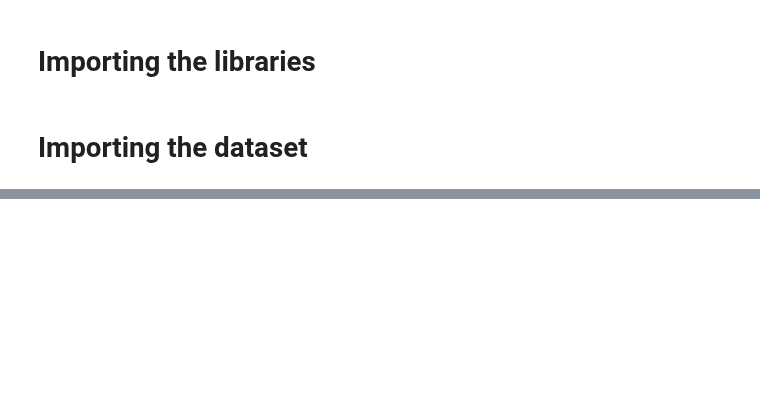
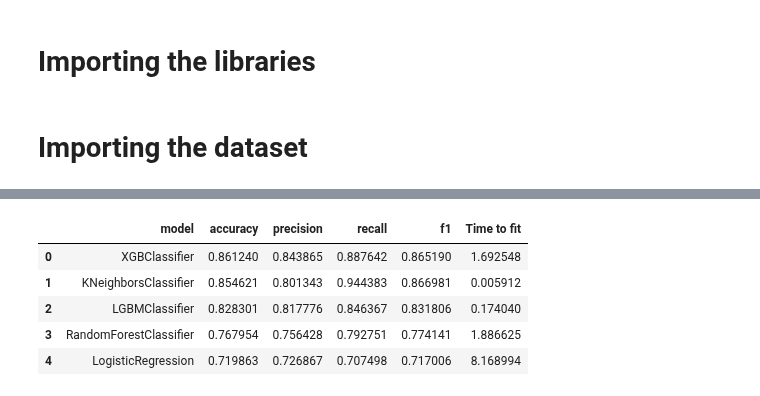
Before and after one commit to Sliders122/wildfire, a Jupyter notebook: src/model/model_selection2.ipynb, the cells around one changed output, grey strips where cells are left out. Cells and saved outputs as stored; diff of their text form; code cells hidden in the pictures; blank space fills up the shorter version.

```diff
--- a/src/model/model_selection2.ipynb
+++ b/src/model/model_selection2.ipynb
@@ -645,0 +219,9 @@ See the caveats in the documentation: https://pandas.pydata.org/pandas-docs/stab
+# %%
+results_nostatified_shuffle
+# %% [output]
+|  | model | accuracy | precision | recall | f1 | Time to fit |
+| 0 | XGBClassifier | 0.861240 | 0.843865 | 0.887642 | 0.865190 | 1.692548 |
+| 1 | KNeighborsClassifier | 0.854621 | 0.801343 | 0.944383 | 0.866981 | 0.005912 |
+| 2 | LGBMClassifier | 0.828301 | 0.817776 | 0.846367 | 0.831806 | 0.174040 |
+| 3 | RandomForestClassifier | 0.767954 | 0.756428 | 0.792751 | 0.774141 | 1.886625 |
+| 4 | LogisticRegression | 0.719863 | 0.726867 | 0.707498 | 0.717006 | 8.168994 |
```
Also changed, not shown: parts of 58 cells of this notebook.
